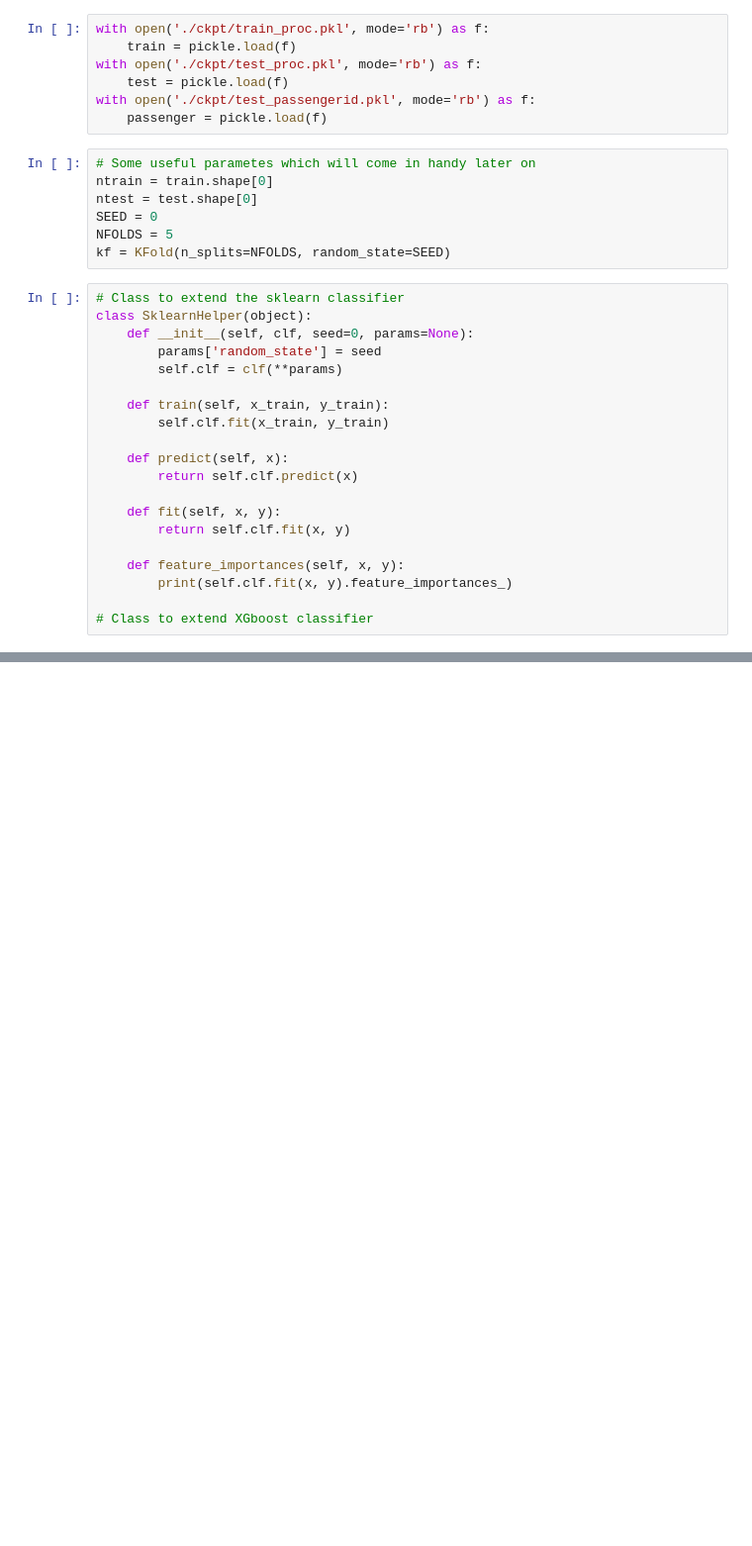
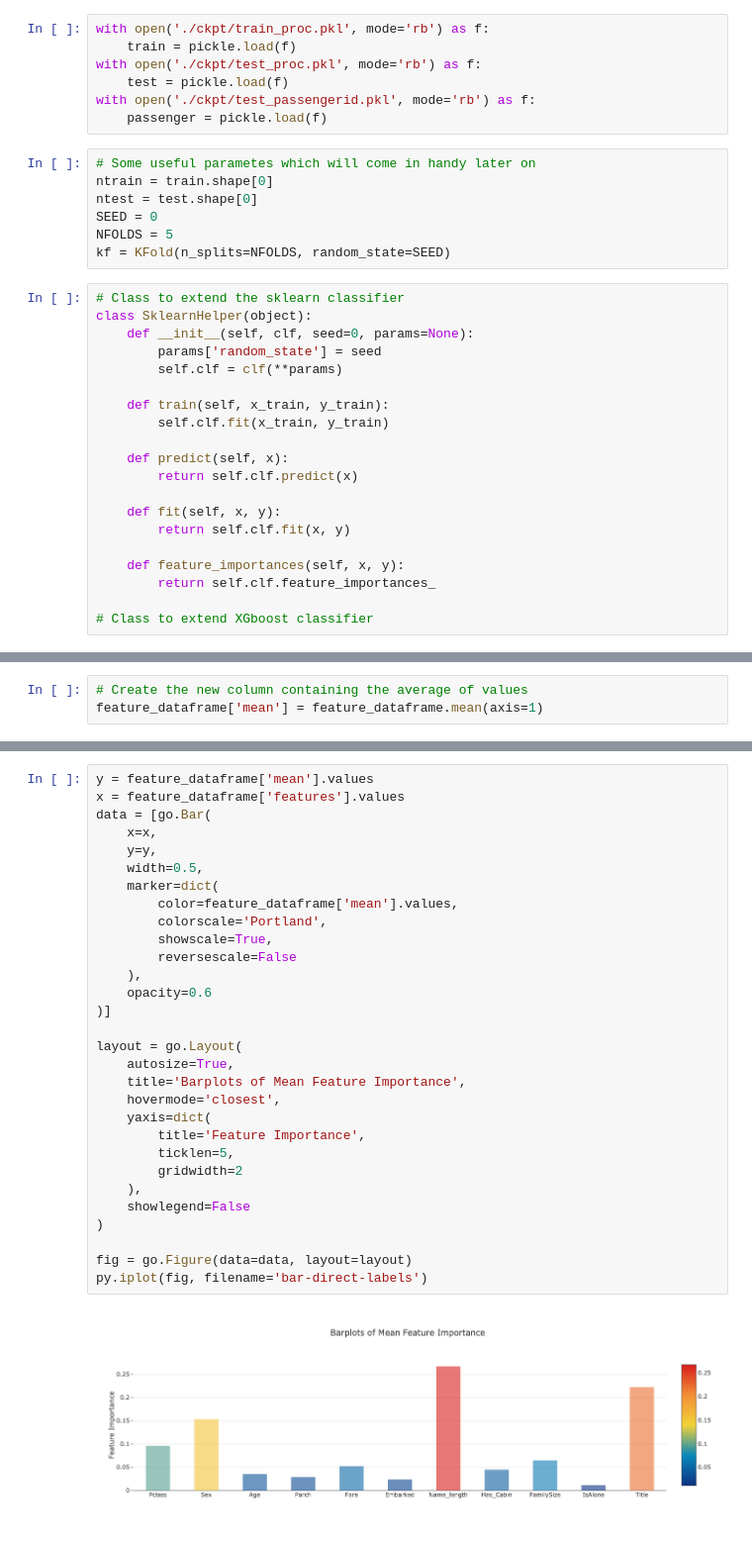
Before and after one commit to tanimutomo/kaggle, a Jupyter notebook: notebooks/ensemble/ensemble_model.ipynb, the cells around one changed output, grey strips where cells are left out. Shown: that part at 99% size. Cells and saved outputs as stored; diff of their text form; blank space fills up the shorter version.

```diff
--- a/notebooks/ensemble/ensemble_model.ipynb
+++ b/notebooks/ensemble/ensemble_model.ipynb
@@ -54,6 +56,6 @@ class SklearnHelper(object):
         return self.clf.fit(x, y)
 
     def feature_importances(self, x, y):
-        print(self.clf.fit(x, y).feature_importances_)
+        return self.clf.feature_importances_
 
 # Class to extend XGboost classifier
@@ -59,0 +233,3 @@ class SklearnHelper(object):
+# %%
+# Create the new column containing the average of values
+feature_dataframe['mean'] = feature_dataframe.mean(axis=1)
@@ -59,0 +238,32 @@ class SklearnHelper(object):
+# %%
+y = feature_dataframe['mean'].values
+x = feature_dataframe['features'].values
+data = [go.Bar(
+    x=x,
+    y=y,
+    width=0.5,
+    marker=dict(
+        color=feature_dataframe['mean'].values,
+        colorscale='Portland',
+        showscale=True,
+        reversescale=False
+    ),
+    opacity=0.6
+)]
+
+layout = go.Layout(
+    autosize=True,
+    title='Barplots of Mean Feature Importance',
+    hovermode='closest',
+    yaxis=dict(
+        title='Feature Importance',
+        ticklen=5,
+        gridwidth=2
+    ),
+    showlegend=False
+)
+
+fig = go.Figure(data=data, layout=layout)
+py.iplot(fig, filename='bar-direct-labels')
+# %% [output]
+[figure, added]
```
Also changed, not shown: parts of 18 cells of this notebook.
